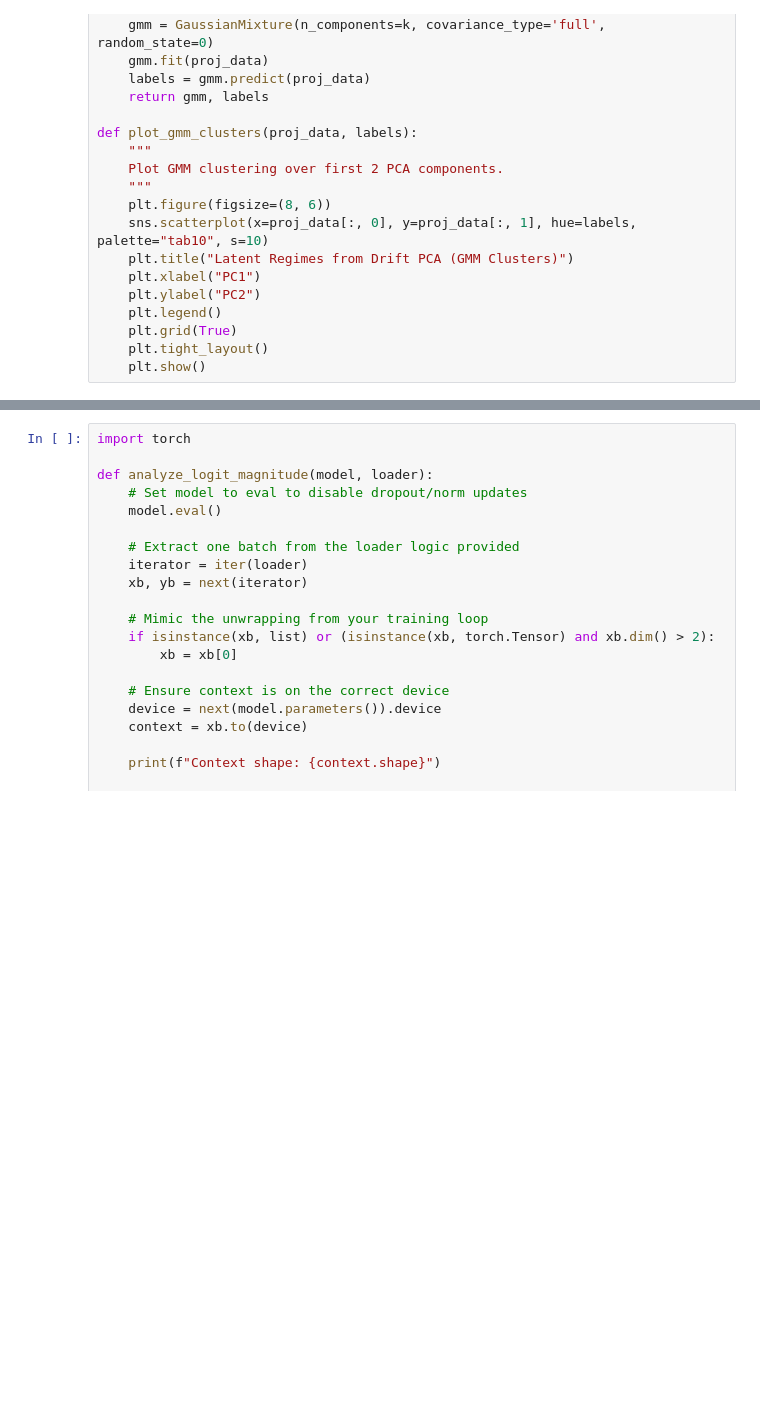
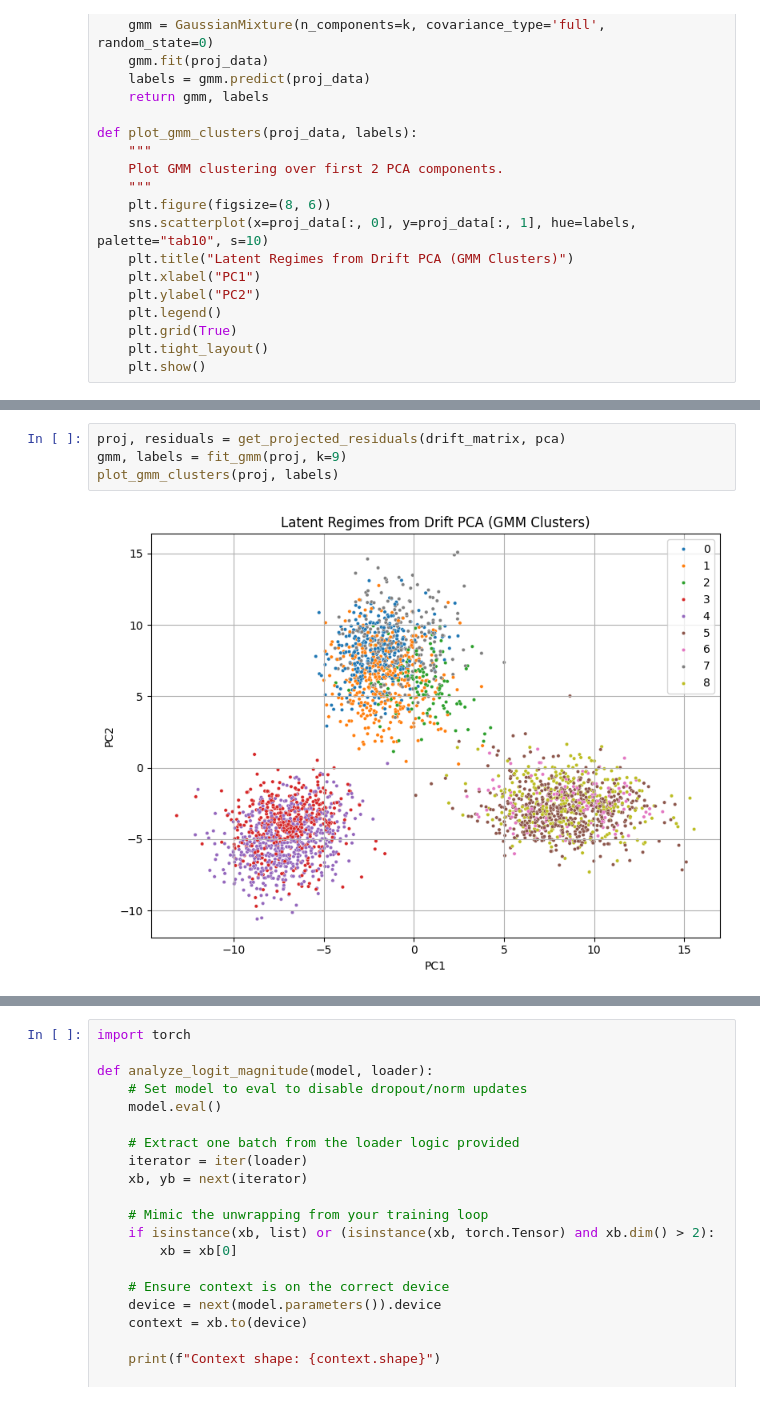
Before and after one commit to falseywinchnet/EpistemicGPT, a Jupyter notebook: QUANTUMGPT_summarized.ipynb, the cells around one changed output, grey strips where cells are left out. Cells and saved outputs as stored; diff of their text form; blank space fills up the shorter version.

```diff
--- a/QUANTUMGPT_summarized.ipynb
+++ b/QUANTUMGPT_summarized.ipynb
@@ -2641,3 +2680,9 @@ plot_gmm_clusters(proj, labels)
+# %%
+proj, residuals = get_projected_residuals(drift_matrix, pca)
+gmm, labels = fit_gmm(proj, k=9)
+plot_gmm_clusters(proj, labels)
+# %% [output]
+[figure, added]
 # %%
 proj, residuals = get_projected_residuals(drift_matrix, pca)
 gmm, labels = fit_gmm(proj, k=180)
```
Also changed, not shown: parts of 6 cells of this notebook.
